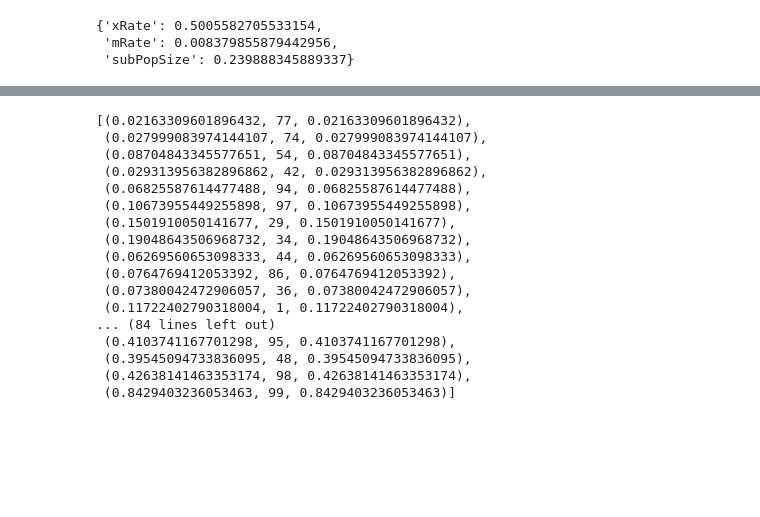
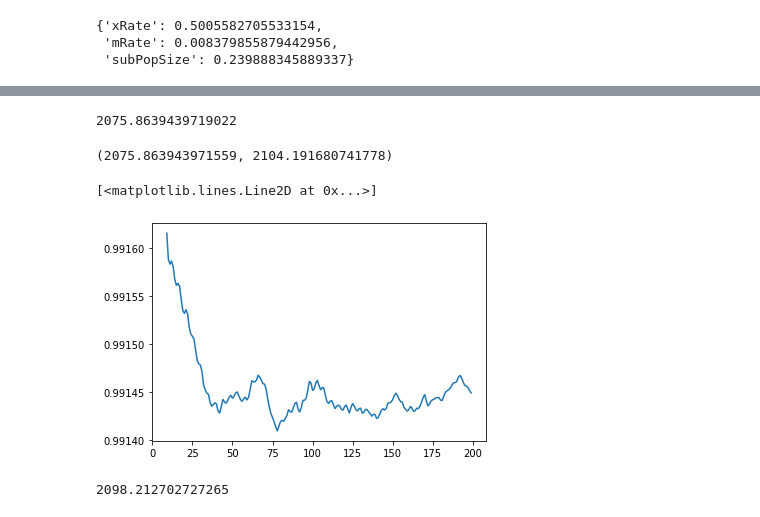
Before and after one commit to Arattel/Fuzzy_genetic_algorithms_implementations, a Jupyter notebook: efga.ipynb, the cells around one changed output, grey strips where cells are left out. Cells and saved outputs as stored; diff of their text form; code cells hidden in the pictures; blank space fills up the shorter version.

Commit message:
Experiments with schwefel function

```diff
--- a/efga.ipynb
+++ b/efga.ipynb
@@ -37,0 +46,3 @@ api.infer(.025, .045, .7)
+# %%
+def schwefel(genome):
+    return np.abs(418.9829 * genome.shape[0] - np.sum(genome * np.sin(np.sqrt(np.abs(genome)))))
@@ -38,18 +53,24 @@ api.infer(.025, .045, .7)
+# %%
+def mutation(genome):
+    return genome + np.random.normal(loc=2, scale=3)
 # %%
+N = 1000
 params = {'xRate': 0.7,
           'mRate': 0.025,
           'subPopSize': 0.2}
 n_subpop_individuals = np.round(N * params['subPopSize']).astype(int)
 
 genomes = np.random.normal(loc=2, scale=3, size=(N, 5))
-fitness = -np.apply_along_axis(quadratic_fitness, 1, genomes)
+fitness = np.apply_along_axis(schwefel, 1, genomes)
 worst_initial_fitness = np.max(fitness)
+print(fitness)
 fitness = fitness / worst_initial_fitness
+print(fitness)
 heap = create_heap(fitness)
 best_fitness = heap[0][2]
+history = []
 
-
-for i in range(5):
+for i in tqdm(range(200)):
     # Indices of parents in heap & fitness
     topk = np.arange(n_subpop_individuals)
     subpop_fitness = np.array([heap[topk[i]][2] for i in range(n_subpop_individuals)])
@@ -64,7 +85,7 @@ for i in range(5):
     # Shuffle & select pairs for crossover
     np.random.shuffle(crossover_indices)
     parent_1, parent_2 = crossover_indices[::2], crossover_indices[1::2]
-    do_crossover = np.random.rand(parent_1.shape[0]) > params['xRate']
+    do_crossover = np.random.rand(parent_1.shape[0]) < params['xRate']
 
     # Parent 1 and parent 2 to do crossover
     parent_1 = parent_1[do_crossover]
@@ -81,20 +102,23 @@ for i in range(5):
     child_genomes = np.array(child_genomes)
 
     # Mutation
-    mutate = np.random.rand(child_genomes.shape[0]) >= params['mRate']
-    child_genomes[mutate] =  np.apply_along_axis(_mutate_single_point, 1, child_genomes[mutate])
+    mutate = np.random.rand(child_genomes.shape[0]) <= params['mRate']
+
+
+    if mutate.sum():
+        child_genomes[mutate] =  np.apply_along_axis(mutation, 1, child_genomes[mutate])
 
 
 
     # Calculating children fitness, replacing worst solutions with good children
     prev_avg_fitness = np.mean([i[2] for i in heap])
-    child_fitness = -np.apply_along_axis(quadratic_fitness, 1, child_genomes) / worst_initial_fitness
+    child_fitness = np.apply_along_axis(schwefel, 1, child_genomes) / worst_initial_fitness
     use_to_replace = child_fitness < avg_fitness
 
     if use_to_replace.sum():
         genomes, heap = replace_leaves_with_children(solutions=genomes, heap=heap, children=child_genomes[use_to_replace], children_fitness=child_fitness[use_to_replace])
 
-    # updating parent priorities
+    # updating parent priorities & mutating parents
     priority_updates = []
     parent_indices = []
     for i in range(parent_1.shape[0]):
@@ -102,6 +126,15 @@ for i in range(5):
         priority_update = -priority_inferencer.infer_priority(c1_fitness, c2_fitness)
         priority_updates += [priority_update, priority_update]
         parent_indices += [parent_1[i], parent_2[i]]
+
+        # Mutating parent genomes
+        indices = [parent_1[i], parent_2[i]]
+        mutate = np.random.rand(2) < params['mRate']
+
+        for j in range(len(indices)):
+             if mutate[j]:
+                index_to_mutate = heap[indices[j]][1]
+                genomes[index_to_mutate] = mutation(genomes[index_to_mutate])
 
 
     # Parent priorities updated, heap heapified
@@ -111,5 +144,8 @@ for i in range(5):
     cur_avg_fitness = np.mean([i[2] for i in heap])
     avg_fit_change = prev_avg_fitness - cur_avg_fitness
 
+
     params = api.infer(bestFitness=best_fitness, avgFitness=avg_fitness, avgFitChange=avg_fit_change)
+    print(f'Best solution: {genomes[heap[0][1]]}, fitness: {heap[0][2]}, avg fitness: {cur_avg_fitness}')
+    history.append(cur_avg_fitness)
 # %% [output]
@@ -121,20 +181,17 @@ for i in range(5):
-# %%
-heap
-# %% [output]
-[(0.02163309601896432, 77, 0.02163309601896432),
- (0.027999083974144107, 74, 0.027999083974144107),
- (0.08704843345577651, 54, 0.08704843345577651),
- (0.029313956382896862, 42, 0.029313956382896862),
- (0.06825587614477488, 94, 0.06825587614477488),
- (0.10673955449255898, 97, 0.10673955449255898),
- (0.1501910050141677, 29, 0.1501910050141677),
- (0.19048643506968732, 34, 0.19048643506968732),
- (0.06269560653098333, 44, 0.06269560653098333),
- (0.0764769412053392, 86, 0.0764769412053392),
- (0.07380042472906057, 36, 0.07380042472906057),
- (0.11722402790318004, 1, 0.11722402790318004),
-... (84 lines left out)
- (0.4103741167701298, 95, 0.4103741167701298),
- (0.39545094733836095, 48, 0.39545094733836095),
- (0.42638141463353174, 98, 0.42638141463353174),
- (0.8429403236053463, 99, 0.8429403236053463)]
+# %%
+schwefel(np.array([3.90979216, 5.3046723, 5.63006492, 4.29992988, 4.49213761]))
+# %% [output]
+2075.8639439719022
+# %%
+0.9865374732589796 * worst_initial_fitness, worst_initial_fitness
+# %% [output]
+(2075.863943971559, 2104.191680741778)
+# %%
+plt.plot(pd.Series(history).rolling(10).mean())
+# %% [output]
+[<matplotlib.lines.Line2D at 0x...>]
+[figure, added]
+# %%
+worst_initial_fitness
+# %% [output]
+2098.212702727265
```
Also changed, not shown: parts of 9 cells of this notebook, 1 other file.
